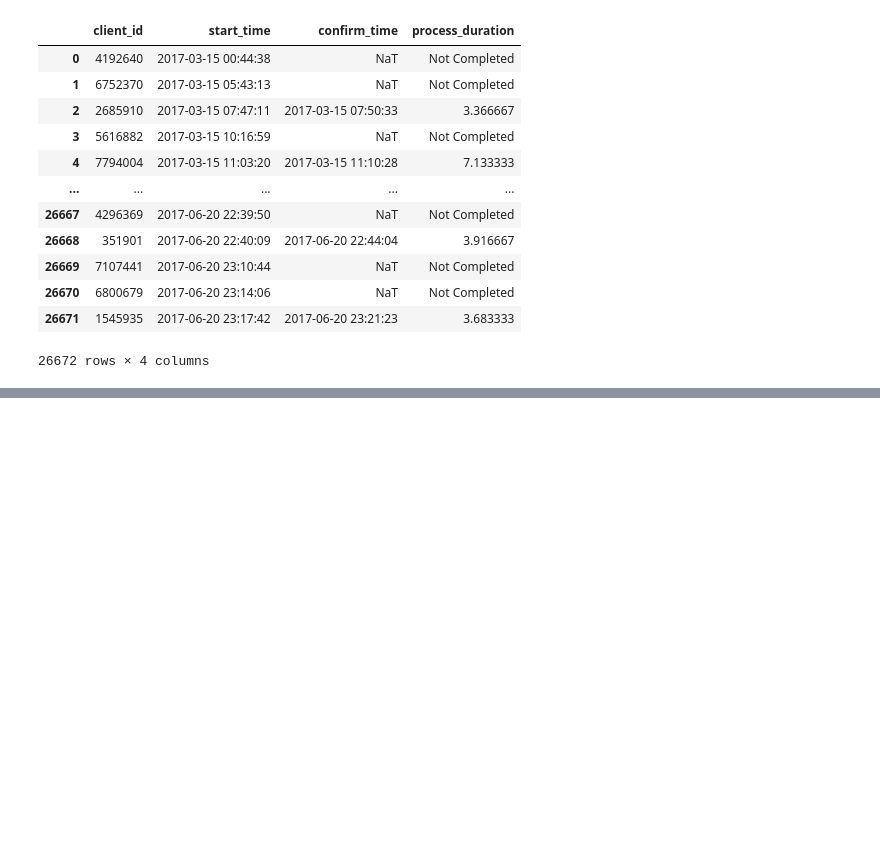
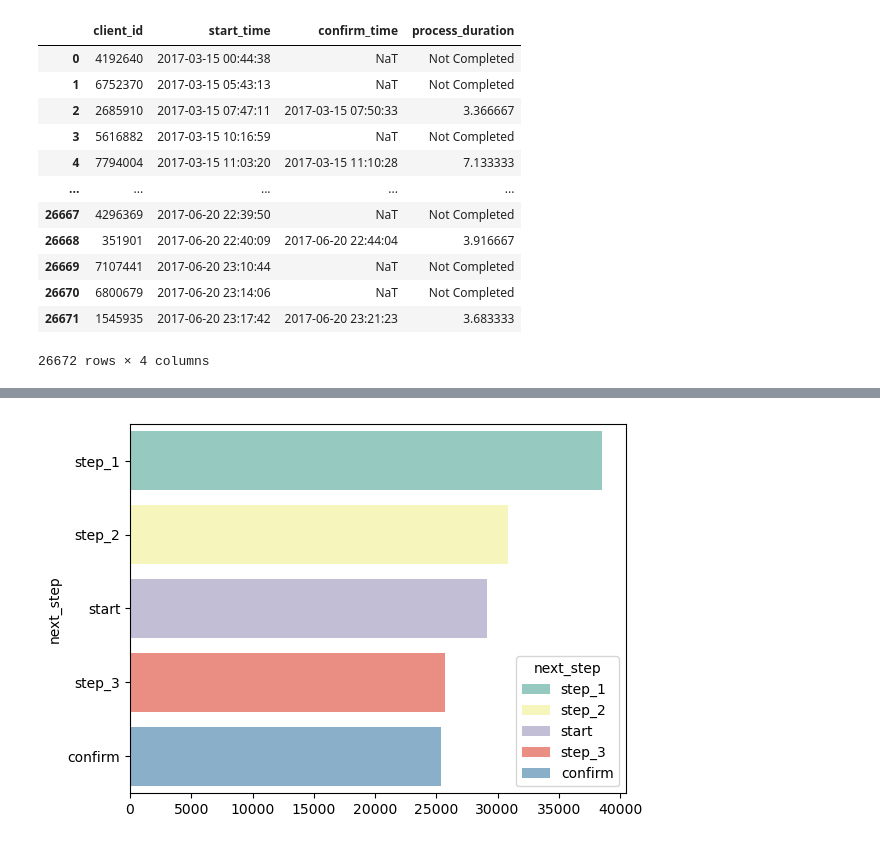
Before and after one commit to amirrezakamkar/2nd_project, a Jupyter notebook: notebooks/Test_group.ipynb, the cells around one changed output, grey strips where cells are left out. Cells and saved outputs as stored; diff of their text form; code cells hidden in the pictures; blank space fills up the shorter version.

```diff
--- a/notebooks/Test_group.ipynb
+++ b/notebooks/Test_group.ipynb
@@ -119,0 +188,7 @@ merged_df[['client_id', 'start_time', 'confirm_time', 'process_duration']]
+# %%
+frequency_table2 = df['next_step'].value_counts()
+
+# Calculating the proportion of each unique value in the 'MSZoning'
+proportion_table2 = df['next_step'].value_counts(normalize=True)
+
+frequency_table2, proportion_table2
@@ -119,0 +241,5 @@ merged_df[['client_id', 'start_time', 'confirm_time', 'process_duration']]
+# %%
+ax=sns.barplot(y=frequency_table2.index, x=frequency_table2.values, palette="Set3", hue=frequency_table2.index, legend='full')
+sns.move_legend(ax, "lower right")
+# %% [output]
+[figure, added]
```
Also changed, not shown: parts of 51 cells of this notebook, 2 other files.
